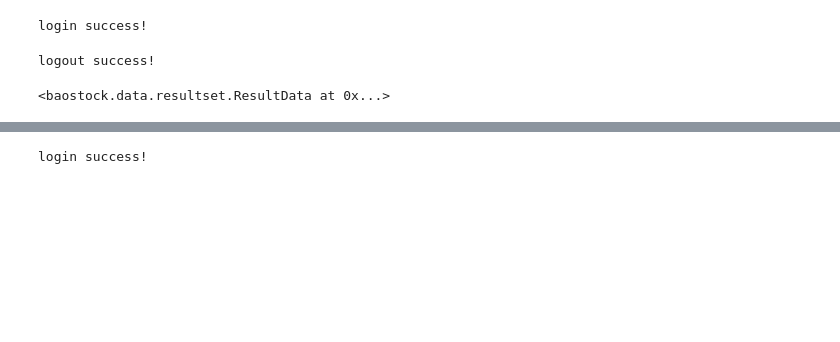
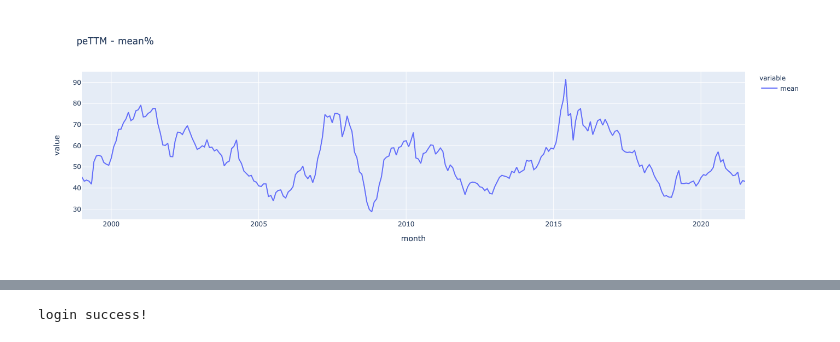
Before and after one commit to zifengyu/stock, a Jupyter notebook: 市盈率.ipynb, the cells around one changed output, grey strips where cells are left out. Cells and saved outputs as stored; diff of their text form; code cells hidden in the pictures; blank space fills up the shorter version.

```diff
--- a/市盈率.ipynb
+++ b/市盈率.ipynb
@@ -7,51 +7,31 @@ import baostock as bs
 import pandas as pd
 
 from tqdm import tqdm
-# %%
-start_date = '1999-01-01'
-end_date = '2021-07-02'
-
-file_path = 'data/peTTM.csv.zip'
-
-def print_error(rs):
-    if rs.error_code != '0':
-        print('respond error_code:'+rs.error_code)
-        print('respond  error_msg:'+rs.error_msg)
-
-
-bs.login()
-stock_rs = bs.query_all_stock(end_date)
-print_error(stock_rs)
-stock_df = stock_rs.get_data()
-stock_df = stock_df[stock_df['code_name'].str.contains('指数') == False]
-
-data_df = pd.read_csv(file_path)
-existing_code = data_df['code'].unique()
-
-for i, code in enumerate(tqdm(stock_df["code"])):
-    # skip already processed stock
-    if code in existing_code:
-        continue
-
-    # only process stock
-    rs = bs.query_stock_basic(code=code)
-    print_error(rs)
-    if rs.get_data()['type'].iloc[0] != '1':
-        continue
-
-    k_rs = bs.query_history_k_data_plus(code, "date,code,peTTM", start_date, end_date)
-    print_error(k_rs)
-
-    data_df = data_df.append(k_rs.get_data())
-    if i % 100 == 0:
-        data_df.to_csv(file_path, index=False)
-    time.sleep(random.random())
-
-bs.logout()
-# %% [output]
-login success!
-logout success!
-<baostock.data.resultset.ResultData at 0x...>
 # %%
-rs = bs.query_history_k_data_plus("sh.600320", "date,code,peTTM", date, date)
-df = df.append(rs.get_data(), ignore_index=True)
+# 读取市盈率，过滤掉负值和异常值
+file_path = 'data/peTTM.csv.zip'
+pe_raw = pd.read_csv(file_path)
+pe = pe_raw[pe_raw['peTTM'] > 1]
+pe = pe[pe['peTTM'] < 200]
+
+# 计算月度平均的统计值
+pe_month = pe
+pe_month['month'] = pe_month['date'].str.slice(0, 7)
+pe_month_stats = pe_month.groupby(['month', 'code'])['peTTM'].agg(['min', 'mean', 'max']).reset_index()
+pe_month_describe = pe_month_stats.groupby(['month'])['mean'].describe()
+pe_month_25 = pe_month_describe['50%']
+pe_month_50 = pe_month_describe['50%']
+pe_month_75 = pe_month_describe['75%']
+pe_month_mean = pe_month_describe['mean']
+
+# 作图
+import plotly.express as px
+
+fig = px.line(pe_month_mean, title='peTTM - mean%')
+fig.show()
+# fig = px.line(pe_month_50, title='peTTM - 50%')
+# fig.show()
+# fig = px.line(pe_month_75, title='peTTM - 75%')
+# fig.show()
+# %% [output]
+[figure, added]
```
Also changed, not shown: parts of 14 cells of this notebook, 7 other files.
